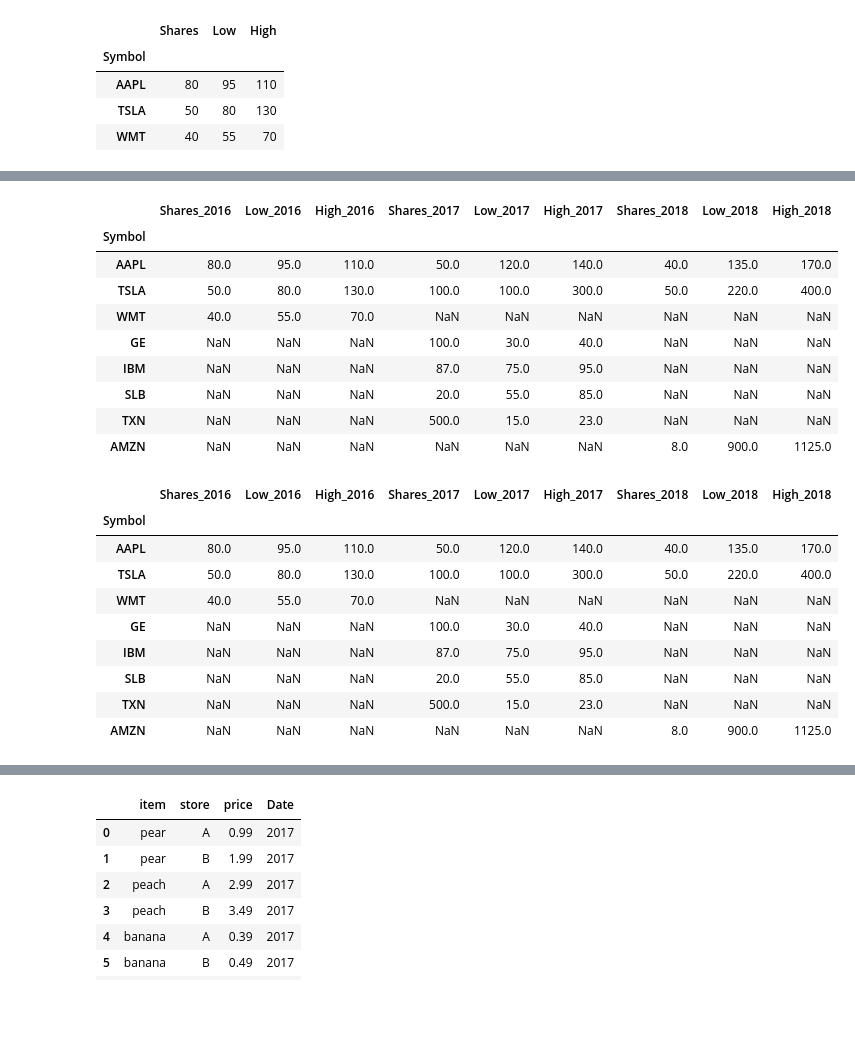
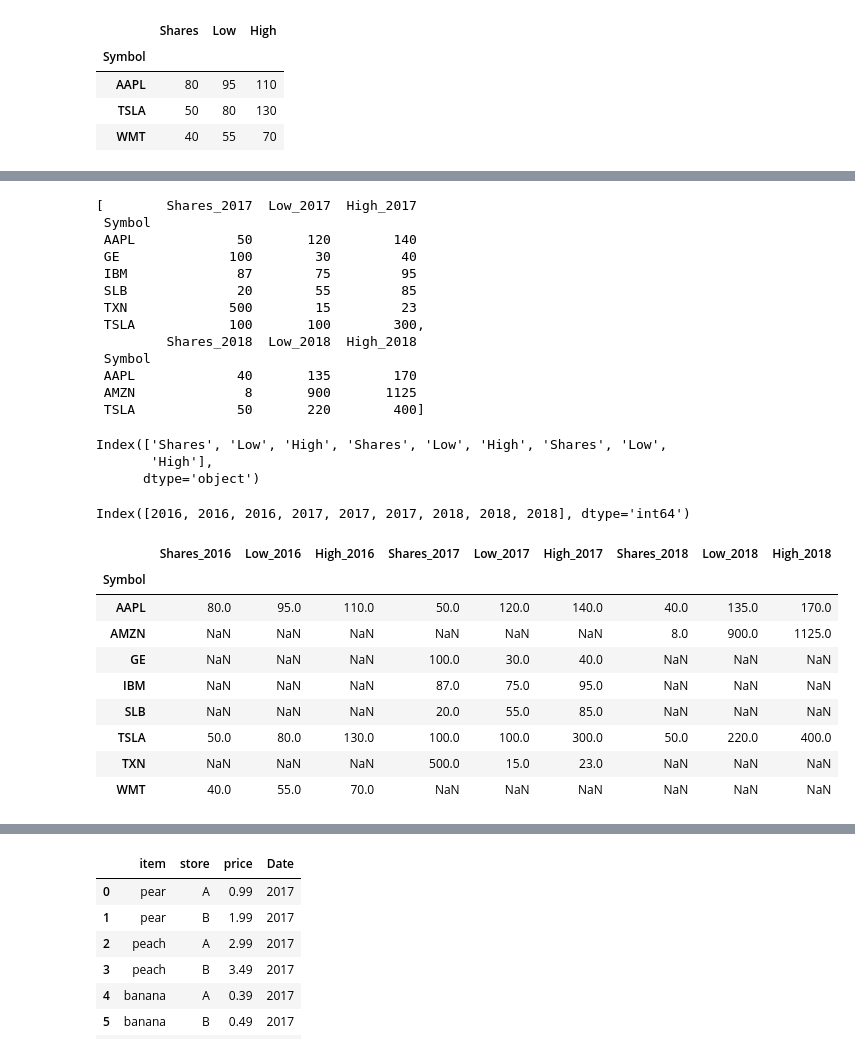
Before and after one commit to 99night66/pandas_study, a Jupyter notebook: 9_合并pandas对象.ipynb, the cells around one changed output, grey strips where cells are left out. Saved outputs shown, nothing was run; the diff lists cells and outputs as text; code cells hidden in the pictures; blank space fills up the shorter version.

```diff
--- a/9_合并pandas对象.ipynb
+++ b/9_合并pandas对象.ipynb
@@ -356,3 +358,6 @@ stocks_2016, stocks_2017, stocks_2018 = stock_tables
 | AAPL | 40 | 135 | 170 |
 | AMZN | 8 | 900 | 1125 |
 | TSLA | 50 | 220 | 400 |
+# %%
+stock_tables = [pd.read_csv('stocks_{}.csv'.format(year), index_col='Symbol') for year in years]
+stock_tables
@@ -407,3 +440,7 @@ stocks_2016
 | AAPL | 80 | 95 | 110 |
 | TSLA | 50 | 80 | 130 |
 | WMT | 40 | 55 | 70 |
+# %%
+# 要重现前面的 concat 方法，可以将一个 dataframe 列表传入 join
+other = [stocks_2017.add_suffix('_2017'), stocks_2018.add_suffix('_2018')]
+stocks_2016.add_suffix('_2016').join(other, how='outer')
@@ -410,35 +458,49 @@ stocks_2016
 # %%
 other = [stocks_2017.add_suffix('_2017'), stocks_2018.add_suffix('_2018')]
-
-stocks_2016.add_suffix('_2016').join(other, how='outer')
+other
 # %% [output]
-|  | Shares_2016 | Low_2016 | High_2016 | Shares_2017 | Low_2017 | High_2017 | Shares_2018 | Low_2018 | High_2018 |
-| Symbol |  |  |  |  |  |  |  |  |  |
-| AAPL | 80.0 | 95.0 | 110.0 | 50.0 | 120.0 | 140.0 | 40.0 | 135.0 | 170.0 |
-| TSLA | 50.0 | 80.0 | 130.0 | 100.0 | 100.0 | 300.0 | 50.0 | 220.0 | 400.0 |
-| WMT | 40.0 | 55.0 | 70.0 | NaN | NaN | NaN | NaN | NaN | NaN |
-| GE | NaN | NaN | NaN | 100.0 | 30.0 | 40.0 | NaN | NaN | NaN |
-| IBM | NaN | NaN | NaN | 87.0 | 75.0 | 95.0 | NaN | NaN | NaN |
-| SLB | NaN | NaN | NaN | 20.0 | 55.0 | 85.0 | NaN | NaN | NaN |
-| TXN | NaN | NaN | NaN | 500.0 | 15.0 | 23.0 | NaN | NaN | NaN |
-| AMZN | NaN | NaN | NaN | NaN | NaN | NaN | 8.0 | 900.0 | 1125.0 |
+[        Shares_2017  Low_2017  High_2017
+ Symbol
+ AAPL             50       120        140
+ GE              100        30         40
+ IBM              87        75         95
+ SLB              20        55         85
+ TXN             500        15         23
+ TSLA            100       100        300,
+         Shares_2018  Low_2018  High_2018
+ Symbol
+ AAPL             40       135        170
+ AMZN              8       900       1125
+ TSLA             50       220        400]
+# %%
+stock_concat = pd.concat(dict(zip(years,stock_tables)), axis='columns')
+stock_concat.columns.get_level_values(1)  # 获取 stock_concat 的列索引中的第 1 级
+# %% [output]
+Index(['Shares', 'Low', 'High', 'Shares', 'Low', 'High', 'Shares', 'Low',
+       'High'],
+      dtype='object')
+# %%
+stock_concat.columns.get_level_values(0)
+# %% [output]
+Index([2016, 2016, 2016, 2017, 2017, 2017, 2018, 2018, 2018], dtype='int64')
 # %%
-stock_join = stocks_2016.add_suffix('_2016').join(other, how='outer')
+stock_join = stocks_2016.add_suffix('_2016').join(other, how='outer')  # 给 stocks_2016 DataFrame 的所有列名添加后缀 _2016
 stock_concat = pd.concat(dict(zip(years,stock_tables)), axis='columns')
 
 stock_concat.columns = stock_concat.columns.get_level_values(1) + '_' + \
                        stock_concat.columns.get_level_values(0).astype(str)
 
+stock_concat = stock_concat.sort_index()
 stock_concat
 # %% [output]
 |  | Shares_2016 | Low_2016 | High_2016 | Shares_2017 | Low_2017 | High_2017 | Shares_2018 | Low_2018 | High_2018 |
 | Symbol |  |  |  |  |  |  |  |  |  |
 | AAPL | 80.0 | 95.0 | 110.0 | 50.0 | 120.0 | 140.0 | 40.0 | 135.0 | 170.0 |
-| TSLA | 50.0 | 80.0 | 130.0 | 100.0 | 100.0 | 300.0 | 50.0 | 220.0 | 400.0 |
-| WMT | 40.0 | 55.0 | 70.0 | NaN | NaN | NaN | NaN | NaN | NaN |
+| AMZN | NaN | NaN | NaN | NaN | NaN | NaN | 8.0 | 900.0 | 1125.0 |
 | GE | NaN | NaN | NaN | 100.0 | 30.0 | 40.0 | NaN | NaN | NaN |
 | IBM | NaN | NaN | NaN | 87.0 | 75.0 | 95.0 | NaN | NaN | NaN |
 | SLB | NaN | NaN | NaN | 20.0 | 55.0 | 85.0 | NaN | NaN | NaN |
+| TSLA | 50.0 | 80.0 | 130.0 | 100.0 | 100.0 | 300.0 | 50.0 | 220.0 | 400.0 |
 | TXN | NaN | NaN | NaN | 500.0 | 15.0 | 23.0 | NaN | NaN | NaN |
-| AMZN | NaN | NaN | NaN | NaN | NaN | NaN | 8.0 | 900.0 | 1125.0 |
+| WMT | 40.0 | 55.0 | 70.0 | NaN | NaN | NaN | NaN | NaN | NaN |
 # %%
```
Also changed, not shown: parts of 19 cells of this notebook.
